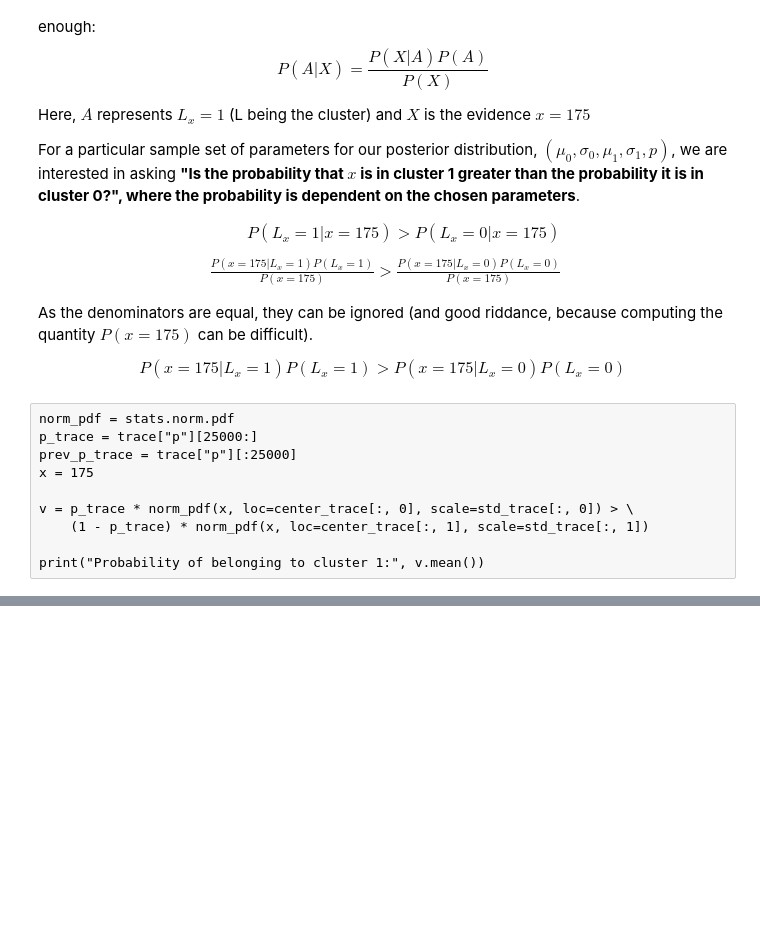
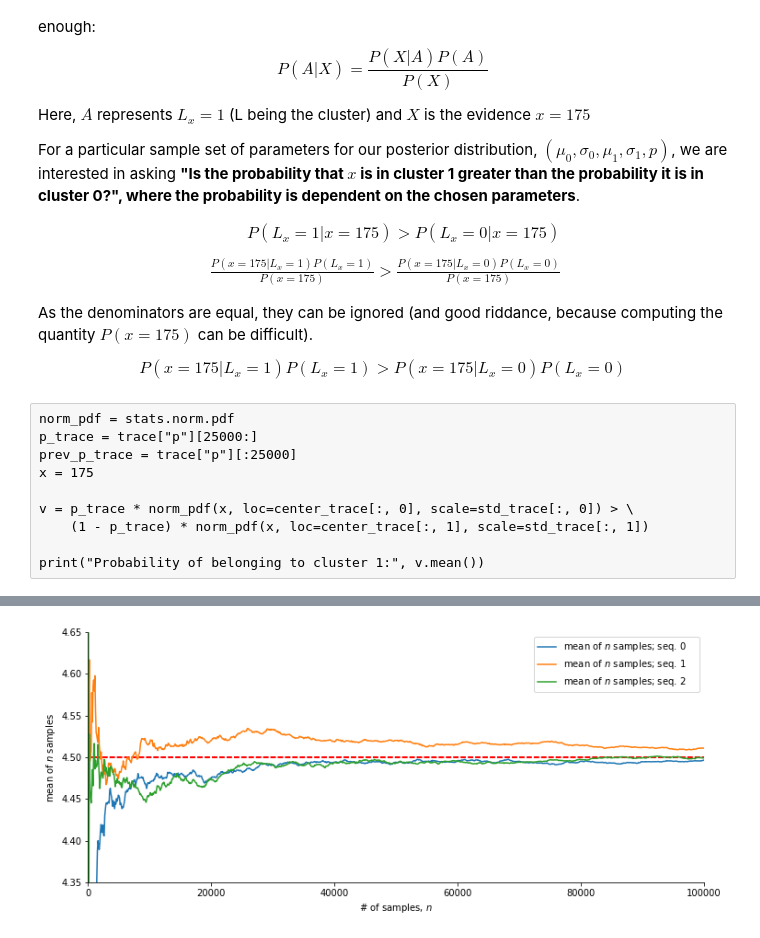
Before and after one commit to rmania/datascience, a Jupyter notebook: ml_models/2_1_bayesian_models_MCMC.ipynb, the cells around one changed output, grey strips where cells are left out. Cells and saved outputs as stored; diff of their text form; code cells hidden in the pictures; blank space fills up the shorter version.

```diff
--- a/ml_models/2_1_bayesian_models_MCMC.ipynb
+++ b/ml_models/2_1_bayesian_models_MCMC.ipynb
@@ -384,0 +410,23 @@ print("Probability of belonging to cluster 1:", v.mean())
+# %%
+# law of large numbers
+sample_size = 100000
+expected_value = lambda_ = 4.5
+N_samples = range(1, sample_size, 100)
+
+
+fig, ax = plt.subplots(figsize=[12,5])
+
+for k in range(3):
+
+    samples = np.random.poisson(lambda_, sample_size)
+    partial_average = [samples[:i].mean() for i in N_samples]
+
+    ax.plot(N_samples, partial_average, label = 'mean of $n$ samples; seq. {}\
+    '.format(k))
+    ax.hlines(y=expected_value, xmin=0, xmax=sample_size, colors='red', linestyles='--')
+    ax.set(ylim= (4.35,4.65), xlim = (0,sample_size),
+           ylabel = "mean of $n$ samples", xlabel = "# of samples, $n$")
+ax.legend(loc='best')
+remove_borders(ax)
+# %% [output]
+[figure, added]
```
Also changed, not shown: parts of 9 cells of this notebook, 1 other file.
